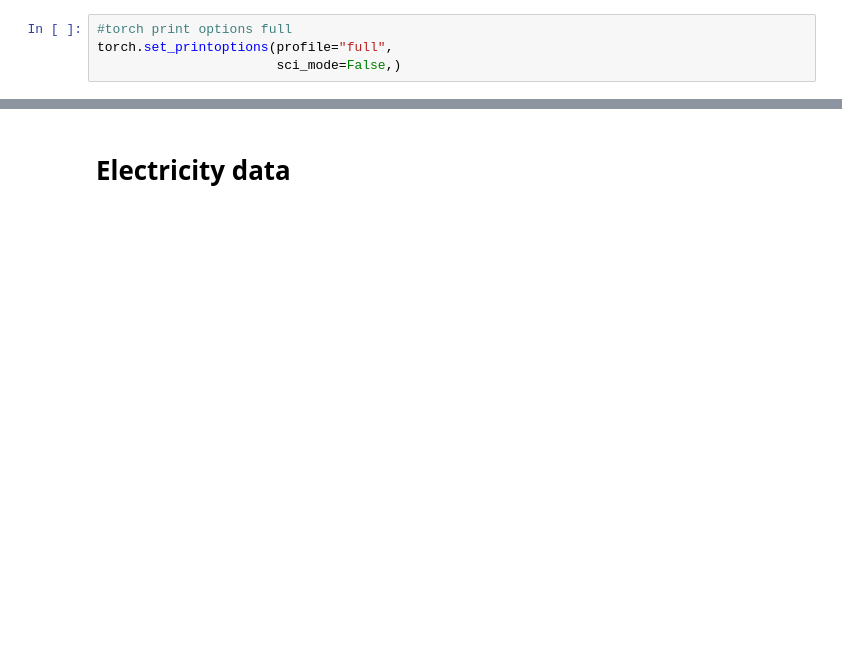
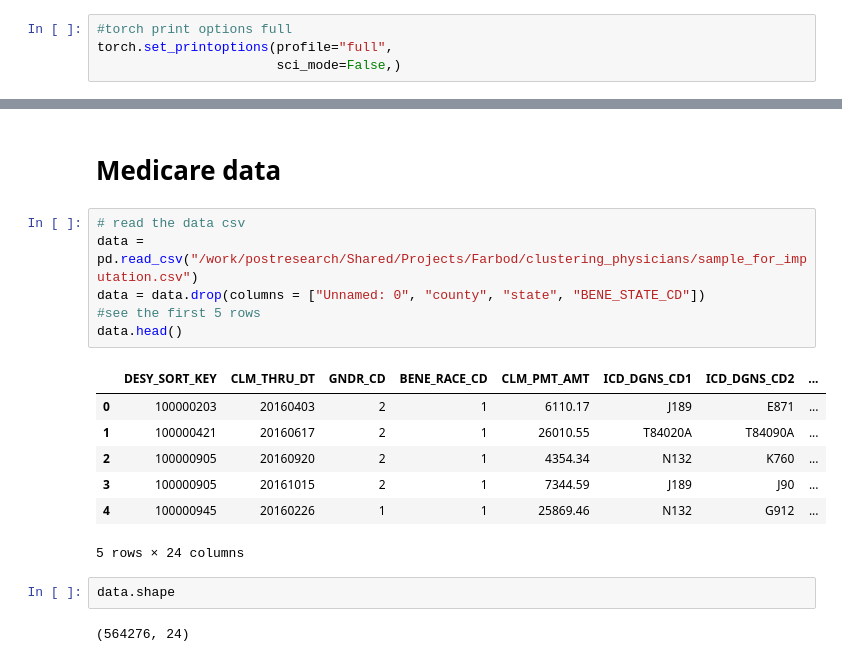
Before and after one commit to McKnightA/CSDI-for-DL-Project, a Jupyter notebook: model_final.ipynb, the cells around one changed output, grey strips where cells are left out. Saved outputs shown, nothing was run; the diff lists cells and outputs as text; blank space fills up the shorter version.

```diff
--- a/model_final.ipynb
+++ b/model_final.ipynb
@@ -1117,2 +1144,20 @@ tensor([154.0037, 205.7432, 120.5525, 172.4756,  28.5048,  70.9417,  48.3080,
 # %% [markdown]
-# Electricity data
+# Medicare data
+# %%
+# read the data csv
+data = pd.read_csv("/work/postresearch/Shared/Projects/Farbod/clustering_physicians/sample_for_imputation.csv")
+data = data.drop(columns = ["Unnamed: 0", "county", "state", "BENE_STATE_CD"])
+#see the first 5 rows
+data.head()
+# %% [output]
+|  | DESY_SORT_KEY | CLM_THRU_DT | GNDR_CD | BENE_RACE_CD | CLM_PMT_AMT | ICD_DGNS_CD1 | ICD_DGNS_CD2 | ... |
+| 0 | 100000203 | 20160403 | 2 | 1 | 6110.17 | J189 | E871 | ... |
+| 1 | 100000421 | 20160617 | 2 | 1 | 26010.55 | T84020A | T84090A | ... |
+| 2 | 100000905 | 20160920 | 2 | 1 | 4354.34 | N132 | K760 | ... |
+| 3 | 100000905 | 20161015 | 2 | 1 | 7344.59 | J189 | J90 | ... |
+| 4 | 100000945 | 20160226 | 1 | 1 | 25869.46 | N132 | G912 | ... |
+5 rows × 24 columns
+# %%
+data.shape
+# %% [output]
+(564276, 24)
```
Also changed, not shown: parts of 40 cells of this notebook.
